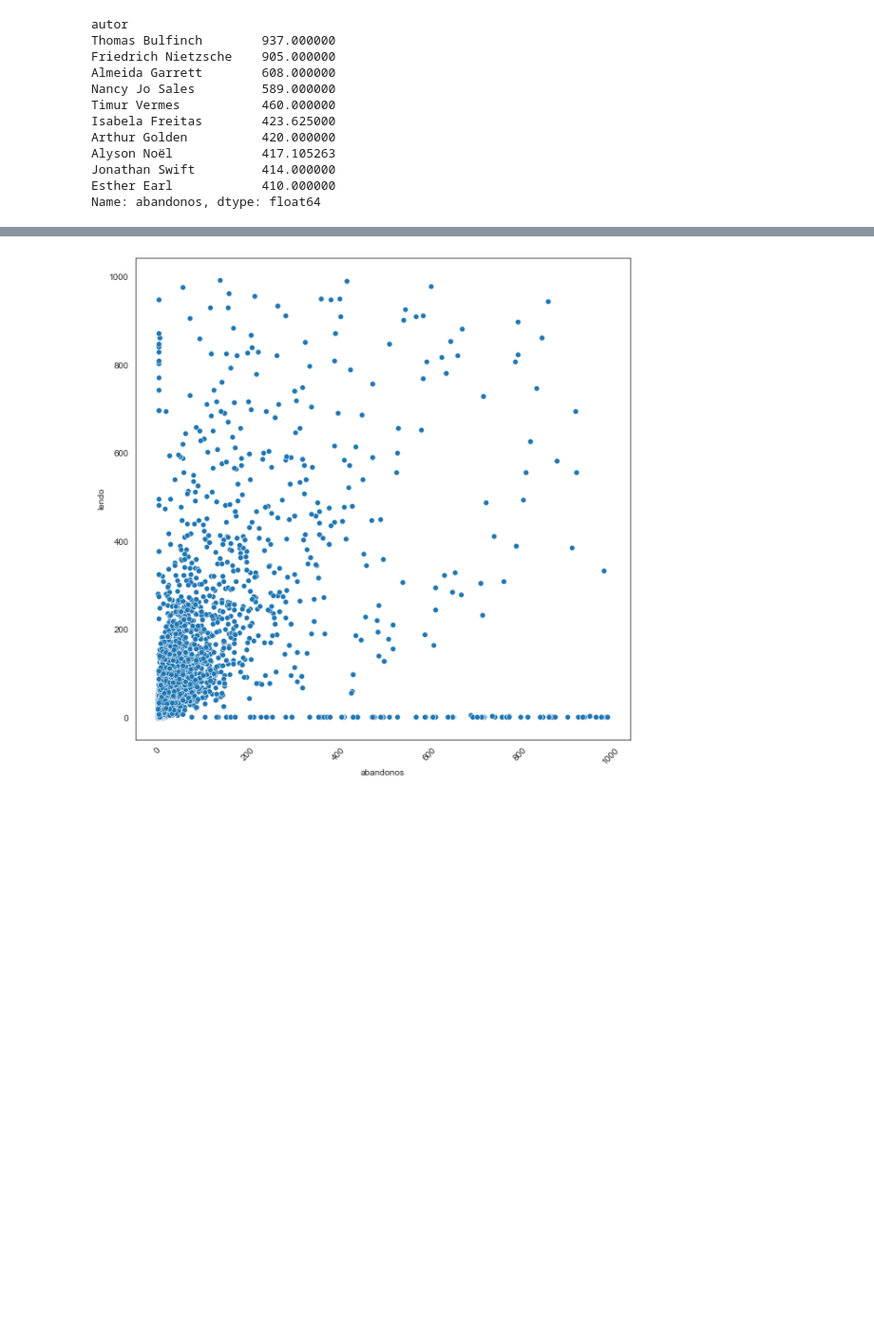
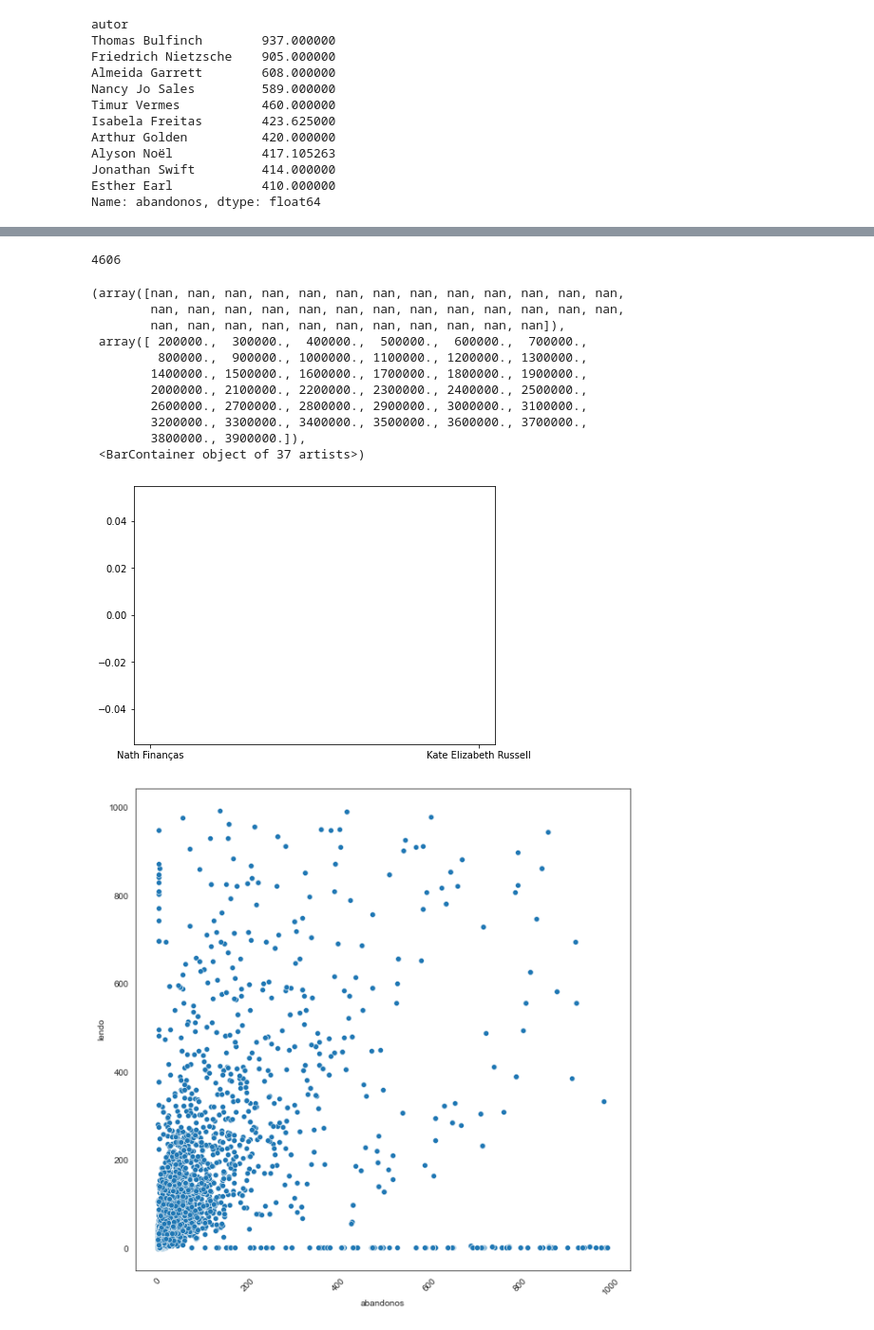
Before and after one commit to insper-classroom/22-1b-cd-p2-leandra_taina, a Jupyter notebook: Oficial.ipynb, the cells around one changed output, grey strips where cells are left out. Shown at 95% size. Drawn from its saved outputs; the diff is of its cells as text; code cells hidden in the pictures; blank space fills up the shorter version.

```diff
--- a/Oficial.ipynb
+++ b/Oficial.ipynb
@@ -267,3 +324,25 @@ Name: ano, Length: 61, dtype: int64
+# %%
+max(dados.paginas)
+# %% [output]
+4606
+# %%
+plt.figure(figsize=(15,23))
+plt.subplot(421)
+faixa = np.arange(2e5,4e6,1e5)
+plt.hist(dados["autor"],bins=faixa, density=True, edgecolor='white', color='c')
+# %% [output]
+(array([nan, nan, nan, nan, nan, nan, nan, nan, nan, nan, nan, nan, nan,
+        nan, nan, nan, nan, nan, nan, nan, nan, nan, nan, nan, nan, nan,
+        nan, nan, nan, nan, nan, nan, nan, nan, nan, nan, nan]),
+ array([ 200000.,  300000.,  400000.,  500000.,  600000.,  700000.,
+         800000.,  900000., 1000000., 1100000., 1200000., 1300000.,
+        1400000., 1500000., 1600000., 1700000., 1800000., 1900000.,
+        2000000., 2100000., 2200000., 2300000., 2400000., 2500000.,
+        2600000., 2700000., 2800000., 2900000., 3000000., 3100000.,
+        3200000., 3300000., 3400000., 3500000., 3600000., 3700000.,
+        3800000., 3900000.]),
+ <BarContainer object of 37 artists>)
+[figure, added]
 # %%
 import matplotlib.ticker as ticker
 import seaborn as sns
```
Also changed, not shown: parts of 7 cells of this notebook.
